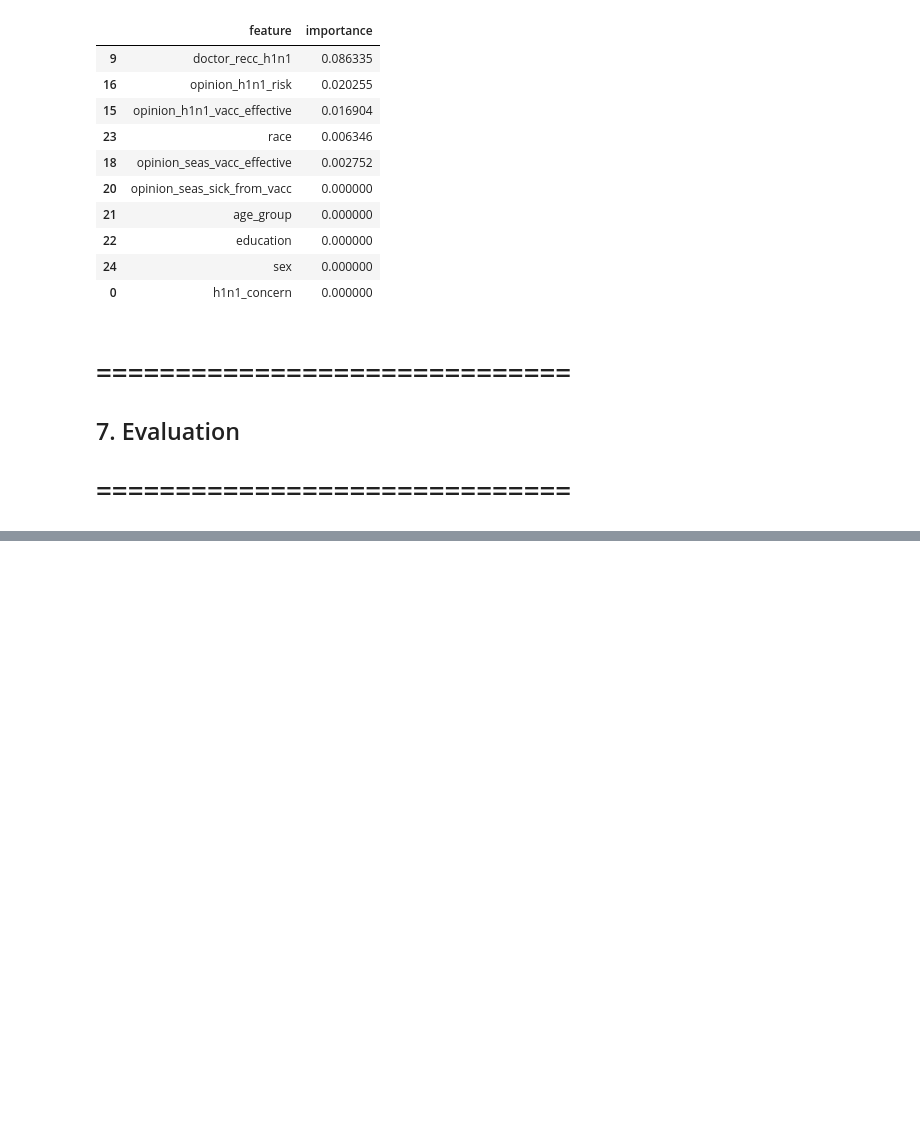
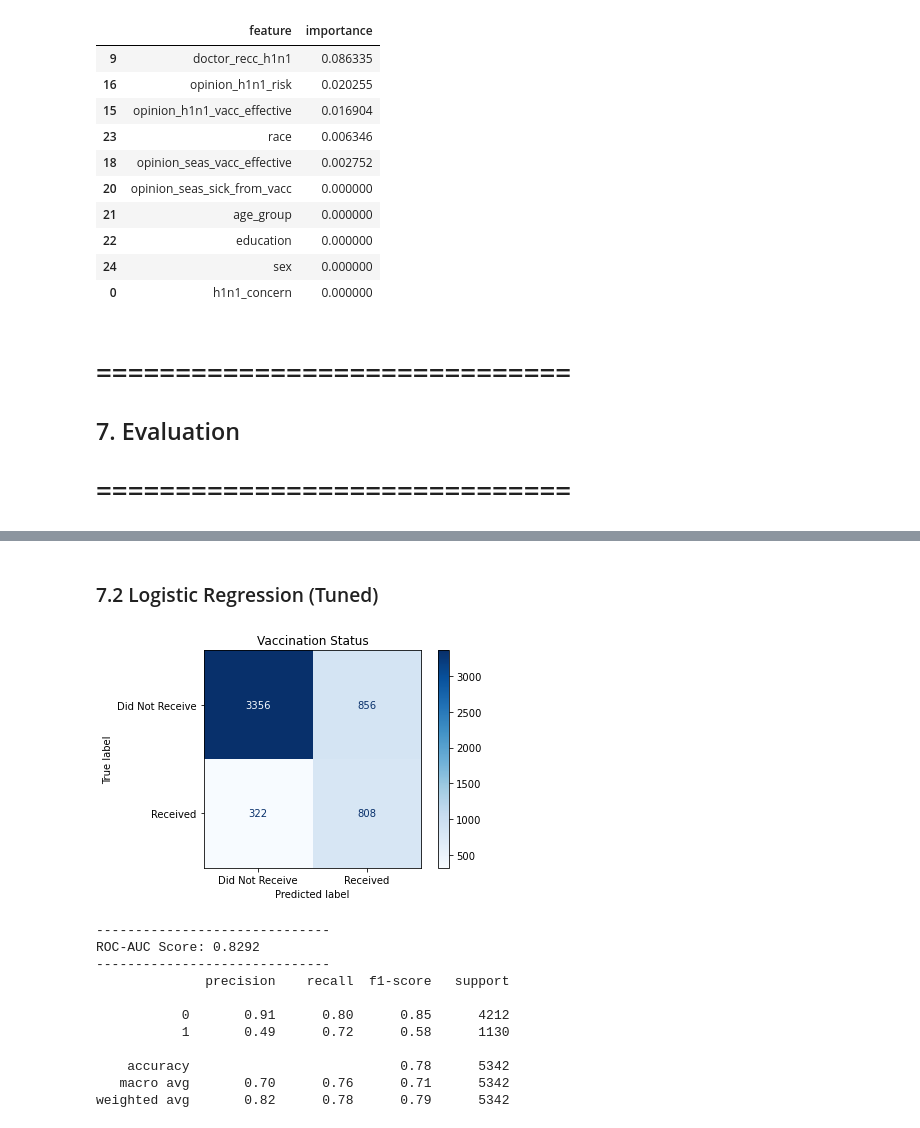
Before and after one commit to just-mawi/Phase-3-Project, a Jupyter notebook: index.ipynb, the cells around one changed output, grey strips where cells are left out. Cells and saved outputs as stored; diff of their text form; code cells hidden in the pictures; blank space fills up the shorter version.

Commit message:
Evaluate models

```diff
--- a/index.ipynb
+++ b/index.ipynb
@@ -329,0 +335,22 @@ perm_importance.head(10)
+# %%
+param_grid_log = {
+    'classifier__C': [0.01, 0.1, 1, 10],
+    'classifier__penalty': ['l1', 'l2'],
+    'classifier__solver': ['liblinear']
+}
+
+# Ensure the search uses the SMOTE pipeline
+grid_log = GridSearchCV(
+    logreg_smote_model,
+    param_grid_log,
+    cv=5,
+    scoring='roc_auc',
+    n_jobs=-1
+)
+
+grid_log.fit(X_train, y_train)
+
+best_log_model = grid_log.best_estimator_
+# %%
+y_prob_tuned_log = best_log_model.predict_proba(X_test)[:,1]
+y_pred_tuned_log = best_log_model.predict(X_test)
@@ -423,0 +509,30 @@ perm_importance_tuned.head(10)
+# %% [markdown]
+### 7.2 Logistic Regression (Tuned)
+# %%
+cnf_matrix = confusion_matrix(y_test, y_pred_tuned_log)
+
+# Visualize the confusion matrix
+disp = ConfusionMatrixDisplay(confusion_matrix=cnf_matrix,
+                              display_labels=["Did Not Receive", "Received"])
+
+disp.plot(cmap="Blues")
+plt.title('Vaccination Status')
+plt.show()
+
+print("-" * 30)
+print(f"ROC-AUC Score: {roc_auc_score(y_test, y_prob_tuned_log):.4f}")
+print("-" * 30)
+print(classification_report(y_test, y_pred_tuned_log))
+# %% [output]
+[figure, added]
+------------------------------
+ROC-AUC Score: 0.8292
+------------------------------
+              precision    recall  f1-score   support
+
+           0       0.91      0.80      0.85      4212
+           1       0.49      0.72      0.58      1130
+
+    accuracy                           0.78      5342
+   macro avg       0.70      0.76      0.71      5342
+weighted avg       0.82      0.78      0.79      5342
```
Also changed, not shown: parts of 20 cells of this notebook.
